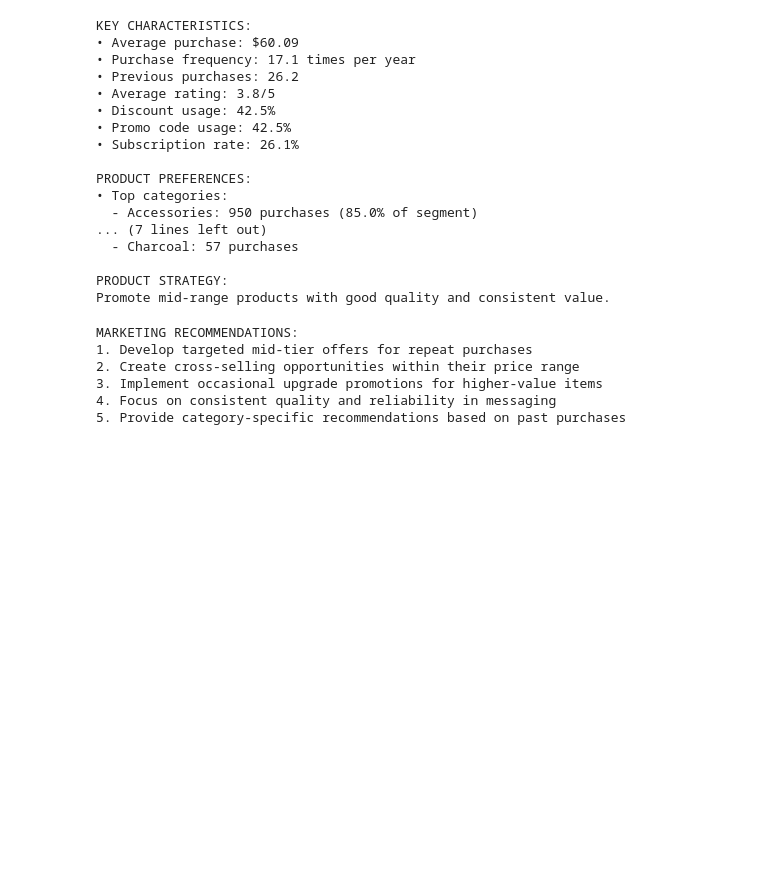
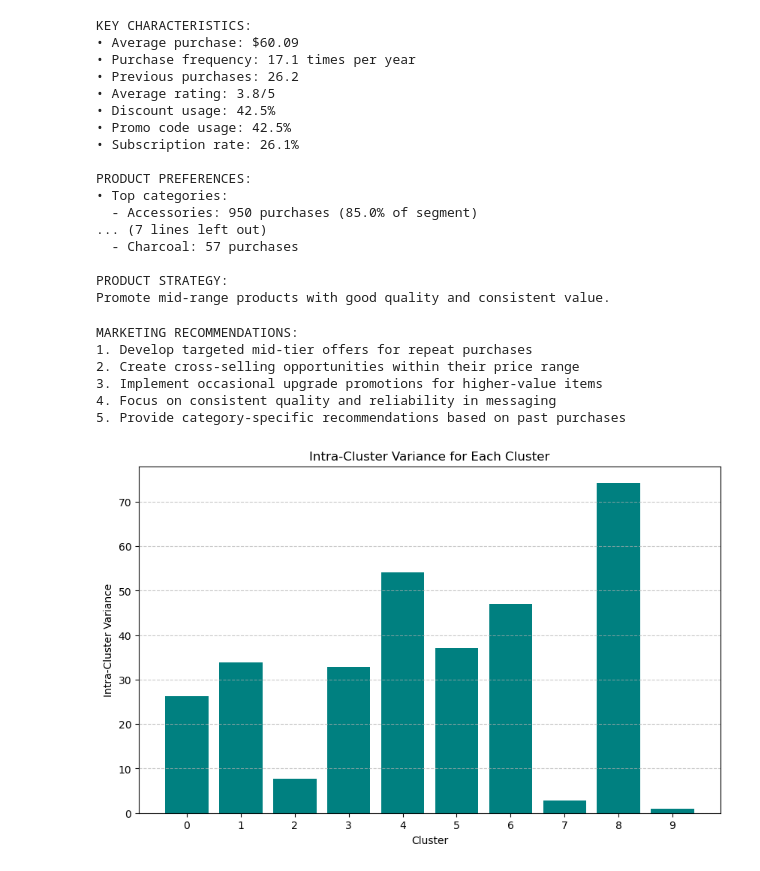
Before and after one commit to CassandraMaldonado/ML_customer_clustering, a Jupyter notebook: LLM_KMeans.ipynb, the cells around one changed output. Cells and saved outputs as stored; diff of their text form; code cells hidden in the pictures; blank space fills up the shorter version.

```diff
--- a/LLM_KMeans.ipynb
+++ b/LLM_KMeans.ipynb
@@ -588,3 +588,44 @@ MARKETING RECOMMENDATIONS:
 3. Implement occasional upgrade promotions for higher-value items
 4. Focus on consistent quality and reliability in messaging
 5. Provide category-specific recommendations based on past purchases
+# %%
+from sklearn.metrics import pairwise_distances
+from collections import defaultdict
+
+def compute_intra_cluster_variance(data, labels):
+    """
+    Computes intra-cluster variance: average squared distance of points from their cluster centroid.
+
+    Parameters:
+    - data: np.array, shape (n_samples, n_features) -> The reduced feature space
+    - labels: np.array, shape (n_samples,) -> Cluster labels
+
+    Returns:
+    - variance_dict: dict -> Variance for each cluster
+    """
+
+    clusters = np.unique(labels)
+    cluster_variance = {}
+
+    for cluster in clusters:
+        cluster_points = data[labels == cluster]
+        centroid = np.mean(cluster_points, axis=0)
+        variance = np.mean(np.sum((cluster_points - centroid) ** 2, axis=1))
+        cluster_variance[cluster] = variance
+
+    return cluster_variance
+
+# Compute intra-cluster variance
+cluster_variance = compute_intra_cluster_variance(umap_embeddings, df["Cluster"].values)
+
+# Intra-cluster variance
+plt.figure(figsize=(10, 6))
+plt.bar(cluster_variance.keys(), cluster_variance.values(), color='teal')
+plt.xlabel("Cluster")
+plt.ylabel("Intra-Cluster Variance")
+plt.title("Intra-Cluster Variance for Each Cluster")
+plt.xticks(range(len(cluster_variance)))
+plt.grid(axis="y", linestyle="--", alpha=0.7)
+plt.show()
+# %% [output]
+[figure, added]
```
Also changed, not shown: parts of 8 cells of this notebook.
